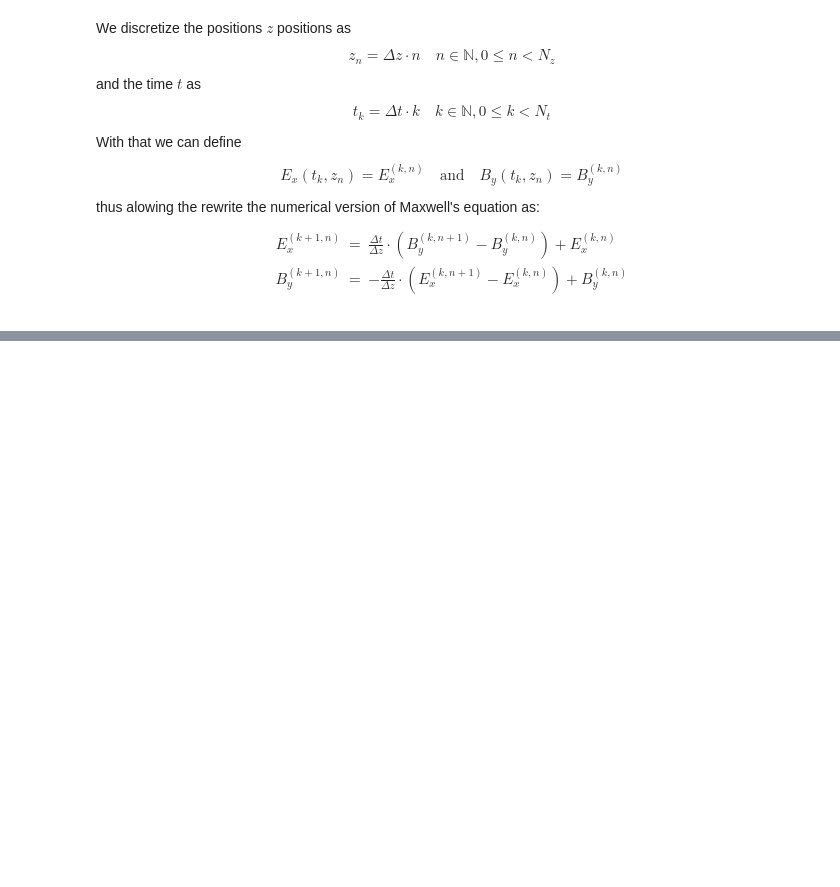
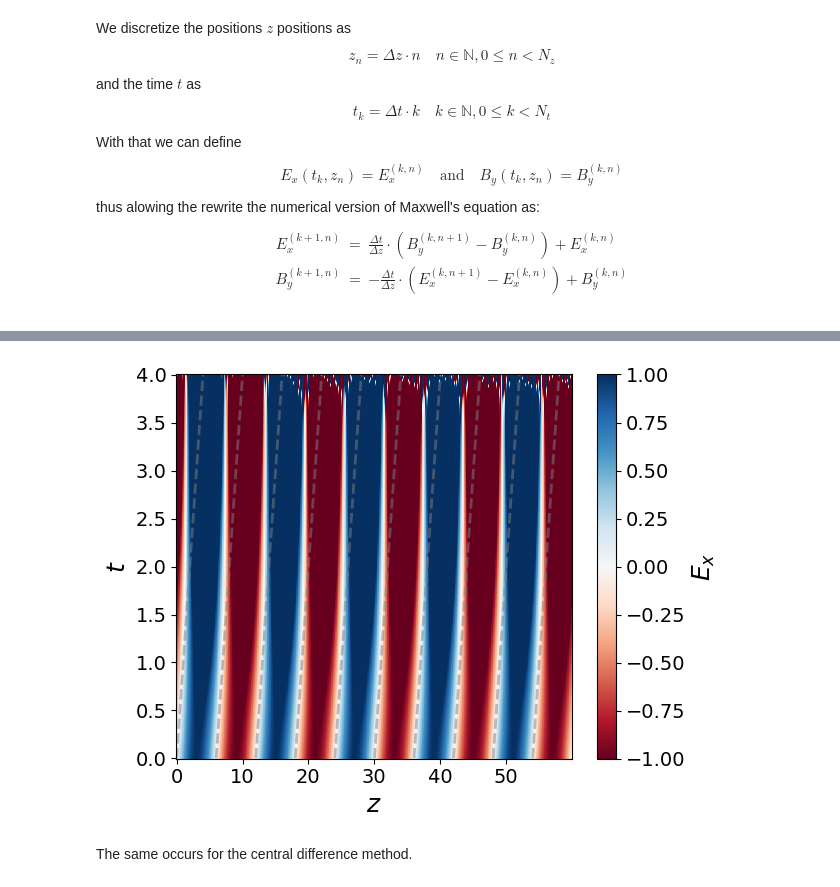
Before and after one commit to PrometheusPi/particle-in-cell_tutorial, a Jupyter notebook: 01_Electromagnetics_in_1D_with_Yee.ipynb, the cells around one changed output, grey strips where cells are left out. Drawn from its saved outputs; the diff is of its cells as text; code cells hidden in the pictures; blank space fills up the shorter version.

```diff
--- a/01_Electromagnetics_in_1D_with_Yee.ipynb
+++ b/01_Electromagnetics_in_1D_with_Yee.ipynb
@@ -323,0 +367,6 @@ plt.colorbar()
+# %%
+plot()
+# %% [output]
+[figure, added]
+# %% [markdown]
+The same occurs for the central difference method.
```
Also changed, not shown: parts of 8 cells of this notebook.
